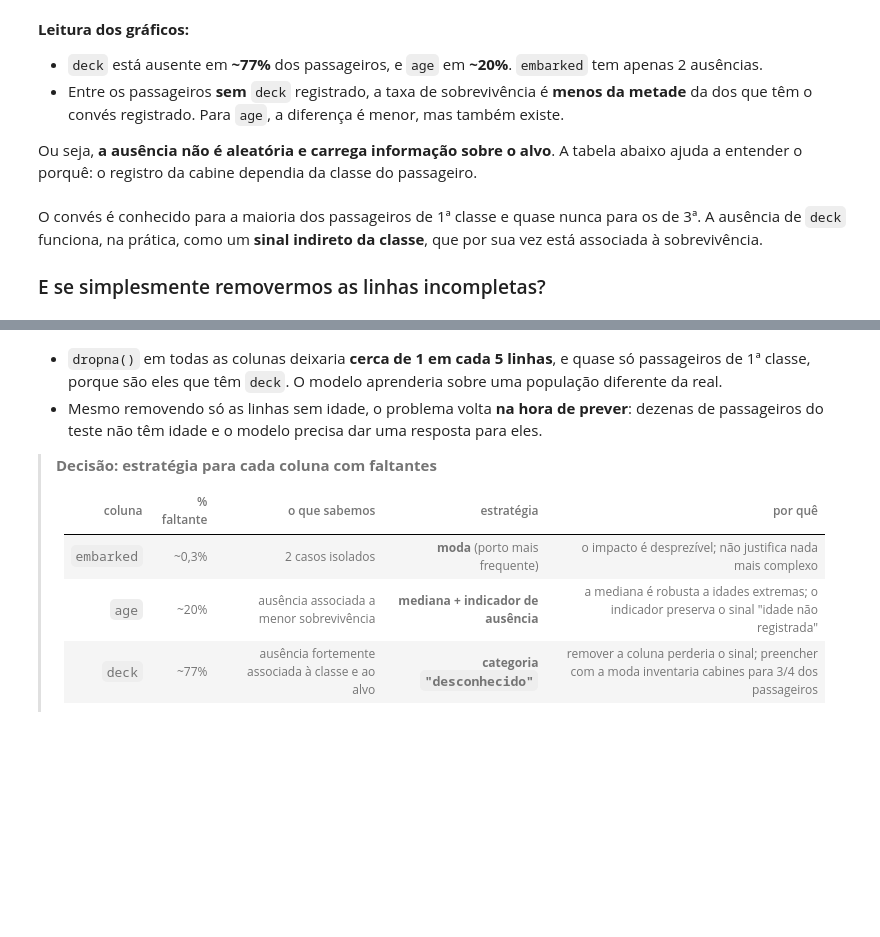
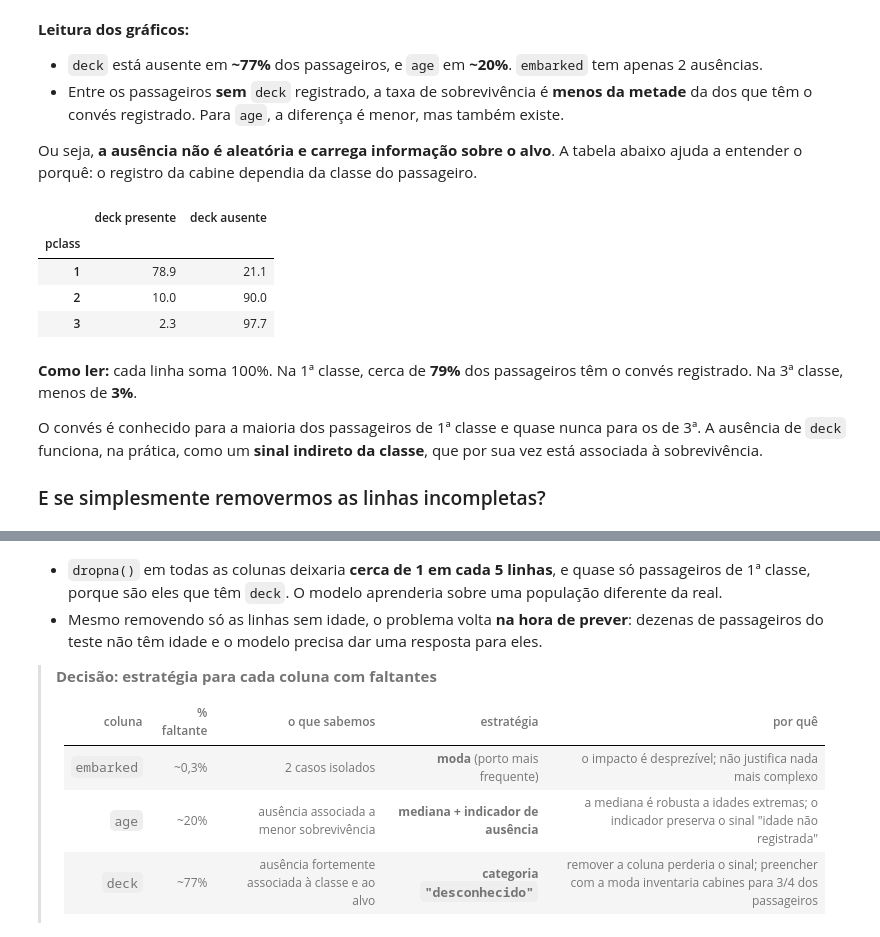
Before and after one commit to joelsonSantos/aulas-machine-learning, a Jupyter notebook: lectures/code/aula4_preprocessamento_guiada.ipynb, the cells around one changed output, grey strips where cells are left out. Cells and saved outputs as stored; diff of their text form; code cells hidden in the pictures; blank space fills up the shorter version.

```diff
--- a/lectures/code/aula4_preprocessamento_guiada.ipynb
+++ b/lectures/code/aula4_preprocessamento_guiada.ipynb
@@ -311,4 +347,19 @@ pd.crosstab(X_treino["pclass"], X_treino["deck"].isna(), normalize="index").rena
+# %%
+# Para cada classe (linha), que % dos passageiros tem o convés registrado?
+# X_treino["deck"].isna() vale True quando o deck está ausente e False quando está presente.
+# normalize="index" transforma as contagens em proporções que somam 1 em cada linha.
+tabela = pd.crosstab(X_treino["pclass"], X_treino["deck"].isna(), normalize="index")
+tabela.columns = ["deck presente", "deck ausente"]   # False -> presente, True -> ausente
+(tabela * 100).round(1)                              # em %
+# %% [output]
+|  | deck presente | deck ausente |
+| pclass |  |  |
+| 1 | 78.9 | 21.1 |
+| 2 | 10.0 | 90.0 |
+| 3 | 2.3 | 97.7 |
 # %% [markdown]
+**Como ler:** cada linha soma 100%. Na 1ª classe, cerca de **79%** dos passageiros têm o convés registrado. Na 3ª classe, menos de **3%**.
+
 O convés é conhecido para a maioria dos passageiros de 1ª classe e quase nunca para os de 3ª. A ausência de `deck` funciona, na prática, como um **sinal indireto da classe**, que por sua vez está associada à sobrevivência.
 
 ### E se simplesmente removermos as linhas incompletas?
```
Also changed, not shown: parts of 58 cells of this notebook.
